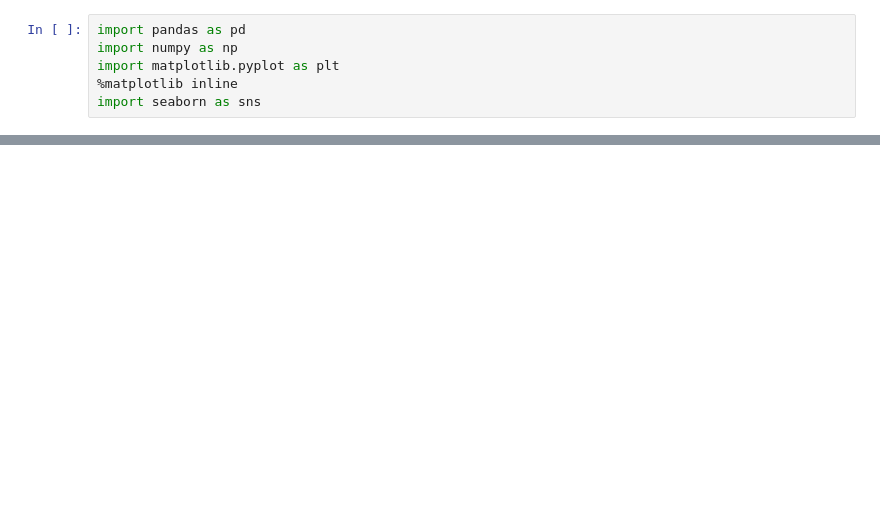
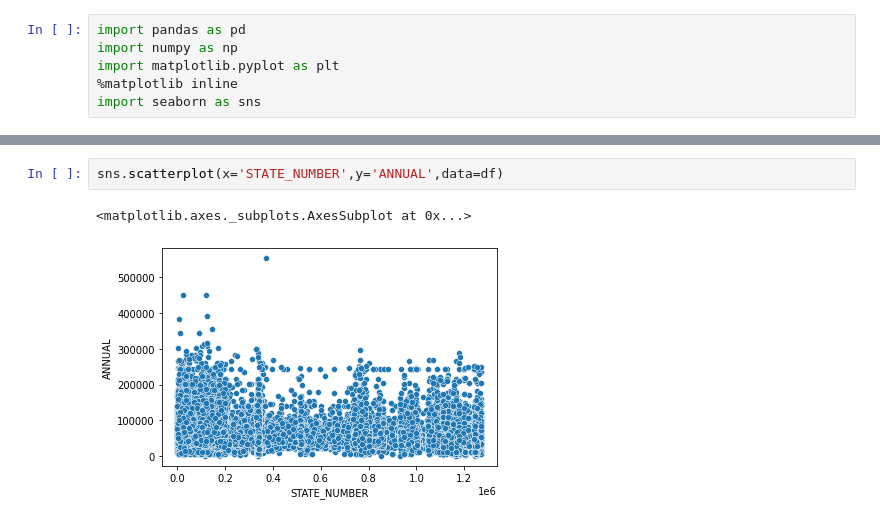
Before and after one commit to Navin7899/Texas-salary-prediction, a Jupyter notebook: Texas_Salary.ipynb, the cells around one changed output, grey strips where cells are left out. Cells and saved outputs as stored; diff of their text form; blank space fills up the shorter version.

```diff
--- a/Texas_Salary.ipynb
+++ b/Texas_Salary.ipynb
@@ -10,0 +270,5 @@ data=pd.read_csv('salary[1].csv')
+# %%
+sns.scatterplot(x='STATE_NUMBER',y='ANNUAL',data=df)
+# %% [output]
+<matplotlib.axes._subplots.AxesSubplot at 0x...>
+[figure, added]
```
Also changed, not shown: parts of 66 cells of this notebook.
